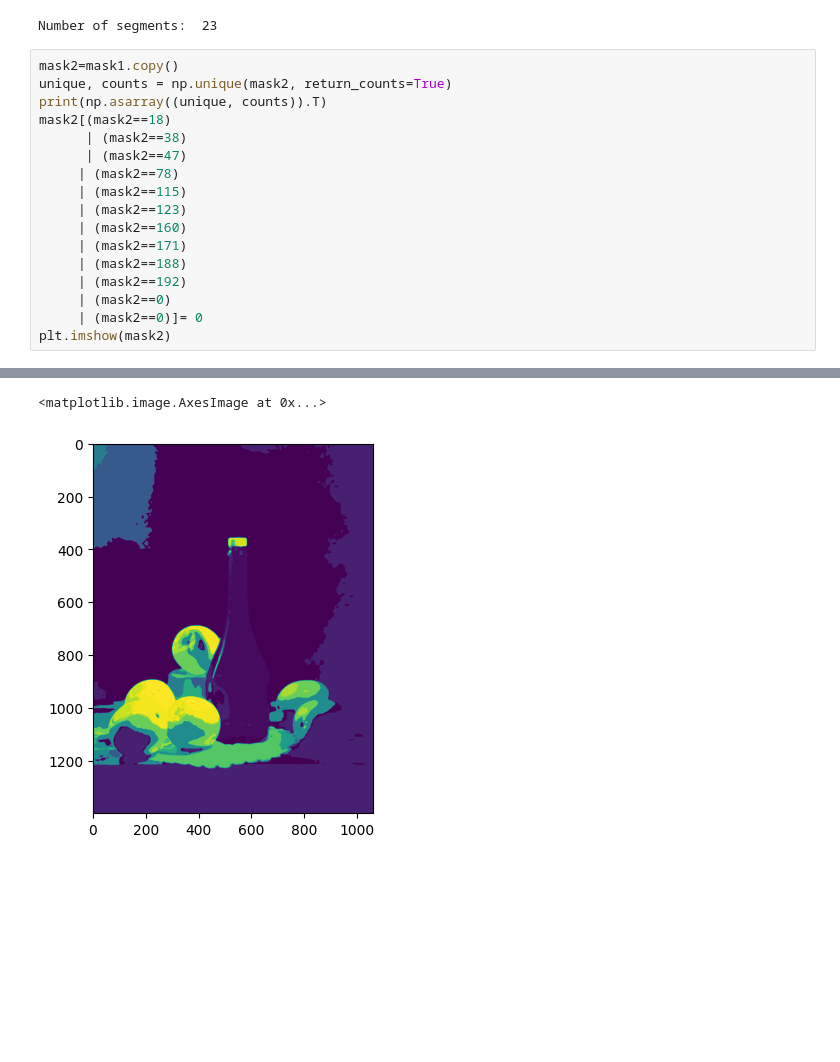
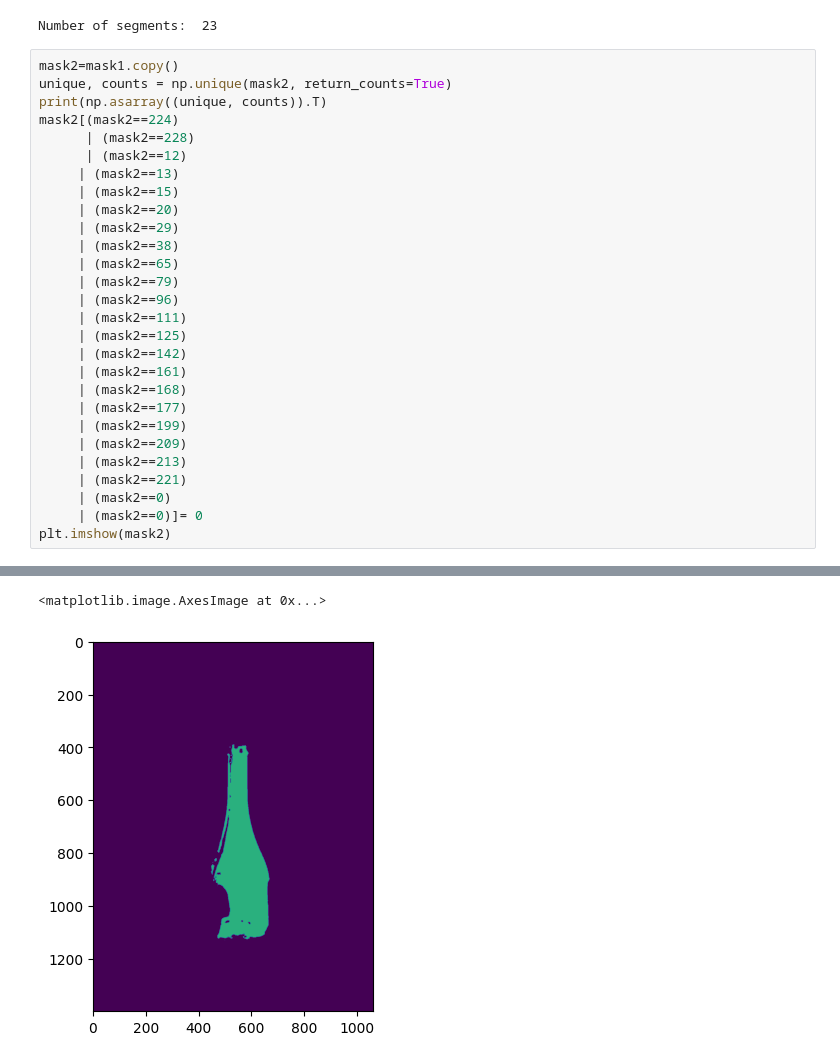
Before and after one commit to andreysemenov2000/digital-image-processing, a Jupyter notebook: lab_6/lab_6.ipynb, the cells around one changed output, grey strips where cells are left out. Drawn from its saved outputs; the diff is of its cells as text; blank space fills up the shorter version.

```diff
--- a/lab_6/lab_6.ipynb
+++ b/lab_6/lab_6.ipynb
@@ -178,40 +133,51 @@ Number of segments:  23
 # %%
 mask2=mask1.copy()
 unique, counts = np.unique(mask2, return_counts=True)
 print(np.asarray((unique, counts)).T)
-mask2[(mask2==18)
-      | (mask2==38)
-      | (mask2==47)
-     | (mask2==78)
-     | (mask2==115)
-     | (mask2==123)
-     | (mask2==160)
-     | (mask2==171)
-     | (mask2==188)
-     | (mask2==192)
+mask2[(mask2==224)
+      | (mask2==228)
+      | (mask2==12)
+     | (mask2==13)
+     | (mask2==15)
+     | (mask2==20)
+     | (mask2==29)
+     | (mask2==38)
+     | (mask2==65)
+     | (mask2==79)
+     | (mask2==96)
+     | (mask2==111)
+     | (mask2==125)
+     | (mask2==142)
+     | (mask2==161)
+     | (mask2==168)
+     | (mask2==177)
+     | (mask2==199)
+     | (mask2==209)
+     | (mask2==213)
+     | (mask2==221)
      | (mask2==0)
      | (mask2==0)]= 0
 plt.imshow(mask2)
 # %% [output]
 [[     7  88144]
  [    11     34]
  [    12     29]
  [    13    121]
  [    15     48]
  [    20 436046]
  [    29   2437]
  [    38 671410]
  [    65  85173]
  [    79    656]
  [    96  10057]
  [   111  56201]
 ... (7 lines left out)
  [   213   1401]
  [   221   5693]
  [   224  19425]
  [   228  12062]]
 <matplotlib.image.AxesImage at 0x...>
-[figure, old version]
+[figure, new version]
 # %%
 mean_shift_with_mask_image = cv.bitwise_and(image_rgb, image_rgb, mask=mask2)
 # Построим изображение
```
Also changed, not shown: parts of 3 cells of this notebook.
